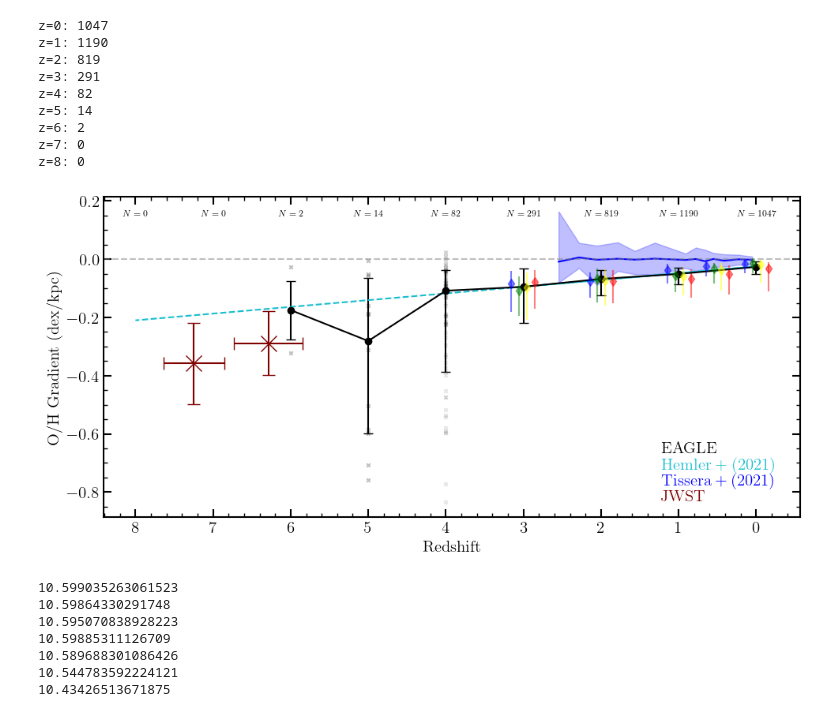
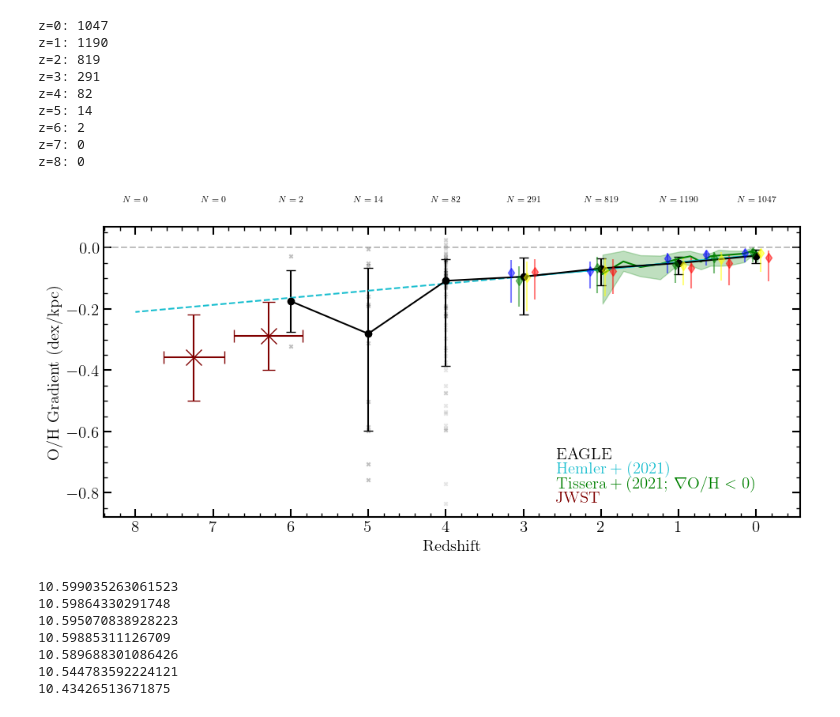
Before and after one commit to AlexGarcia623/High_Z_Gradients, a Jupyter notebook: Gradient_Summary.ipynb, the cells around one changed output. Cells and saved outputs as stored; diff of their text form; code cells hidden in the pictures.

```diff
--- a/Gradient_Summary.ipynb
+++ b/Gradient_Summary.ipynb
@@ -47,7 +47,11 @@ all_SFRs = []
 all_RSHM = []
 all_RSFR = []
 
-with h5py.File('TNG_Gradients.hdf5','r') as f:
+####### CHANGE THESE TO NEW FILES WHEN THEY ARE DONE ########
+with h5py.File('TNG_Gradients_old.hdf5','r') as f:
+####### CHANGE THESE TO NEW FILES WHEN THEY ARE DONE ########
+####### CHANGE THESE TO NEW FILES WHEN THEY ARE DONE ########
+####### CHANGE THESE TO NEW FILES WHEN THEY ARE DONE ########
 
     for z in np.arange(0,9):
         this_redshift = f['z=%s'%z]
@@ -532,7 +536,12 @@ all_SFRs = []
 all_RSHM = []
 all_RSFR = []
 
-with h5py.File('EAGLE_Gradients.hdf5','r') as f:
+####### CHANGE THESE TO NEW FILES WHEN THEY ARE DONE ########
+with h5py.File('EAGLE_Gradients_old.hdf5','r') as f:
+####### CHANGE THESE TO NEW FILES WHEN THEY ARE DONE ########
+####### CHANGE THESE TO NEW FILES WHEN THEY ARE DONE ########
+####### CHANGE THESE TO NEW FILES WHEN THEY ARE DONE ########
+####### CHANGE THESE TO NEW FILES WHEN THEY ARE DONE ########
 
     for z in np.arange(0,9):
         this_redshift = f['z=%s'%z]
@@ -716,43 +822,46 @@ plot_errorbar_space( H21_x, H21_y, H21_down_y, H21_up_y, offset=3, color='red'
 
 plot_errorbar( JWST_x, JWST_y, JWST_down_y, JWST_up_y, JWST_left_x, JWST_right_x,
               color='maroon', marker='x' )
-plot_fill_between( T_21_x, T_21_y, T_21_y_up, T_21_y_down, color='b' )
+# plot_fill_between( T_21_x, T_21_y, T_21_y_up, T_21_y_down, color='b' )
+plot_fill_between( T_21_n_x, T_21_n_y, T_21_n_y_up, T_21_n_y_down, color='g' )
+
 
 plt.plot( H21_line_x, H21_line_y, color='C9' )
 plt.plot( zs, H21_slope*zs + H21_intercept, color='C9', linestyle='--' )
 
 plt.xlabel(r'${\rm Redshift}$')
 plt.ylabel(r'${\rm O/H~Gradient~(dex/kpc)}$')
 
 xmin, xmax = plt.xlim()
 plt.xlim(xmax, xmin)
 
 plt.axhline(0, color='gray', linestyle='--', alpha=0.5)
 
-plt.text( 0.8, 0.20, r'${\rm EAGLE}$'         , color='k' , transform=plt.gca().transAxes, ha='left' )
-plt.text( 0.8, 0.15, r'${\rm Hemler+(2021)}$' , color='C9', transform=plt.gca().transAxes, ha='left' )
-plt.text( 0.8, 0.10, r'${\rm Tissera+(2021)}$', color='b' , transform=plt.gca().transAxes, ha='left' )
-plt.text( 0.8, 0.05, r'${\rm JWST}$'          , color='maroon', transform=plt.gca().transAxes, ha='left' )
+plt.text( 0.65, 0.20, r'${\rm EAGLE}$'         , color='k' , transform=plt.gca().transAxes, ha='left' )
+plt.text( 0.65, 0.15, r'${\rm Hemler+(2021)}$' , color='C9', transform=plt.gca().transAxes, ha='left' )
+# plt.text( 0.7, 0.15, r'${\rm Tissera+(2021)}$', color='b' , transform=plt.gca().transAxes, ha='left' )
+plt.text( 0.65, 0.10, r'${\rm Tissera+(2021;}~\nabla{\rm O/H} < 0)$', color='g' , transform=plt.gca().transAxes, ha='left' )
+plt.text( 0.65, 0.05, r'${\rm JWST}$'          , color='maroon', transform=plt.gca().transAxes, ha='left' )
 
 for index, z in enumerate(zs):
     plt.text( z, 0.15, '$N=%s$' %counts[index] , ha='center', fontsize=8 )
 
     if (z == 4):
         y = all_grad[index]
         plt.scatter( np.ones(len(y))*z, y, color='k', marker='x', s=10, alpha=0.1 )
     elif (z > 4):
         y = all_grad[index]
         plt.scatter( np.ones(len(y))*z, y, color='k', marker='x', s=10, alpha=0.25 )
 
 ymin, ymax = plt.ylim()
 # plt.ylim( ymin, 0.1 )
 
 
 plt.tight_layout()
 plt.savefig( save_dir+'EAGLE_Summary.pdf', bbox_inches='tight' )
 plt.show()
 # %% [output]
-[figure, old version]
+[figure, new version]
 # %%
 fig, axs = plt.subplots( 3, 3, figsize=(8,8), sharex=False, sharey=True )
 axs_full = axs
```
Also changed, not shown: parts of 4 cells of this notebook, 5 other files.
